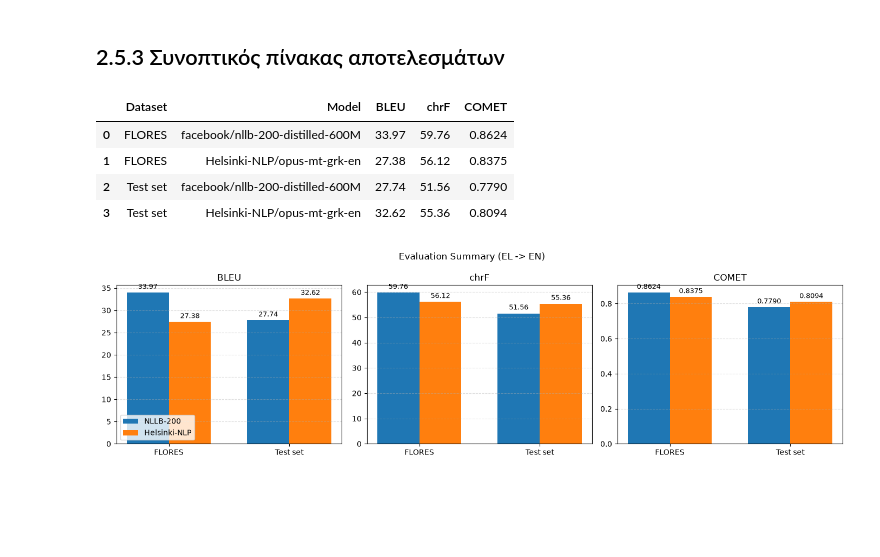
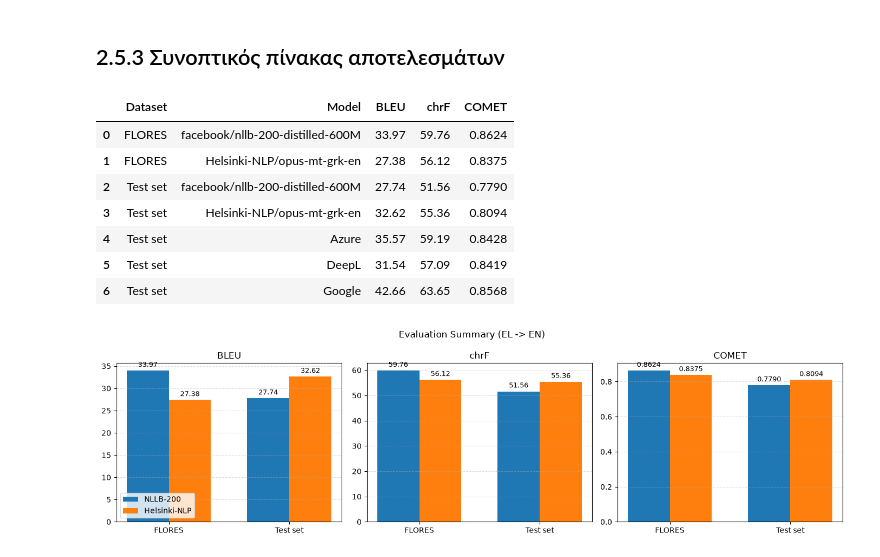
Before and after one commit to katerinadefto-svg/Machine-Translation-Group-Project-1, a Jupyter notebook: flores_evaluation.ipynb, the cells around one changed output. Drawn from its saved outputs; the diff is of its cells as text; code cells hidden in the pictures; blank space fills up the shorter version.

```diff
--- a/flores_evaluation.ipynb
+++ b/flores_evaluation.ipynb
@@ -203,23 +212,26 @@ Test set Helsinki NLP COMET: 0.8093784145265818
 # %%
 results_df = pd.DataFrame([
     {"Dataset": "FLORES", "Model": "facebook/nllb-200-distilled-600M", "BLEU": bleu_nllb_flores, "chrF": chrf_nllb_flores, "COMET": comet_nllb_flores},
     {"Dataset": "FLORES", "Model": "Helsinki-NLP/opus-mt-grk-en", "BLEU": bleu_helsinki_flores, "chrF": chrf_helsinki_flores, "COMET": comet_helsinki_flores},
     {"Dataset": "Test set", "Model": "facebook/nllb-200-distilled-600M", "BLEU": bleu_nllb_test, "chrF": chrf_nllb_test, "COMET": comet_nllb_test},
     {"Dataset": "Test set", "Model": "Helsinki-NLP/opus-mt-grk-en", "BLEU": bleu_helsinki_test, "chrF": chrf_helsinki_test, "COMET": comet_helsinki_test},
     {"Dataset": "Test set", "Model": "Azure", "BLEU": bleu_azure, "chrF": chrf_azure, "COMET": comet_azure},
-    {"Dataset": "Test set", "Model": "Deepl", "BLEU": bleu_deepl, "chrF": chrf_deepl, "COMET": comet_deepl},
+    {"Dataset": "Test set", "Model": "DeepL", "BLEU": bleu_deepl, "chrF": chrf_deepl, "COMET": comet_deepl},
     {"Dataset": "Test set", "Model": "Google", "BLEU": bleu_google, "chrF": chrf_google, "COMET": comet_google}
 ])
 
 results_df[["BLEU", "chrF"]] = results_df[["BLEU", "chrF"]].round(2)
 results_df["COMET"] = results_df["COMET"].round(4)
 results_df
 # %% [output]
 |  | Dataset | Model | BLEU | chrF | COMET |
 | 0 | FLORES | facebook/nllb-200-distilled-600M | 33.97 | 59.76 | 0.8624 |
 | 1 | FLORES | Helsinki-NLP/opus-mt-grk-en | 27.38 | 56.12 | 0.8375 |
 | 2 | Test set | facebook/nllb-200-distilled-600M | 27.74 | 51.56 | 0.7790 |
 | 3 | Test set | Helsinki-NLP/opus-mt-grk-en | 32.62 | 55.36 | 0.8094 |
+| 4 | Test set | Azure | 35.57 | 59.19 | 0.8428 |
+| 5 | Test set | DeepL | 31.54 | 57.09 | 0.8419 |
+| 6 | Test set | Google | 42.66 | 63.65 | 0.8568 |
 # %%
 fig, axes = plt.subplots(1, 3, figsize=(14, 4))
 datasets = ["FLORES", "Test set"]
```
Also changed, not shown: parts of 9 cells of this notebook, 2 other files.
